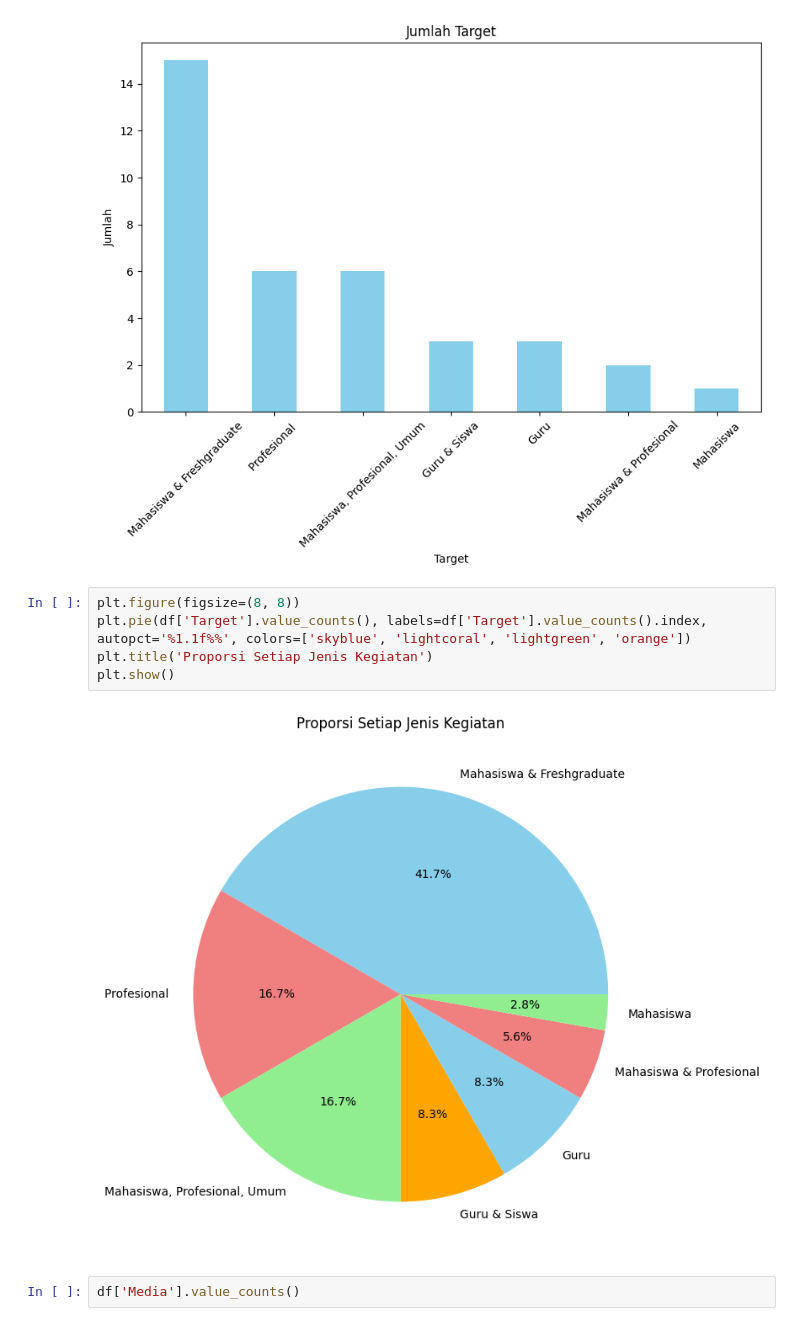
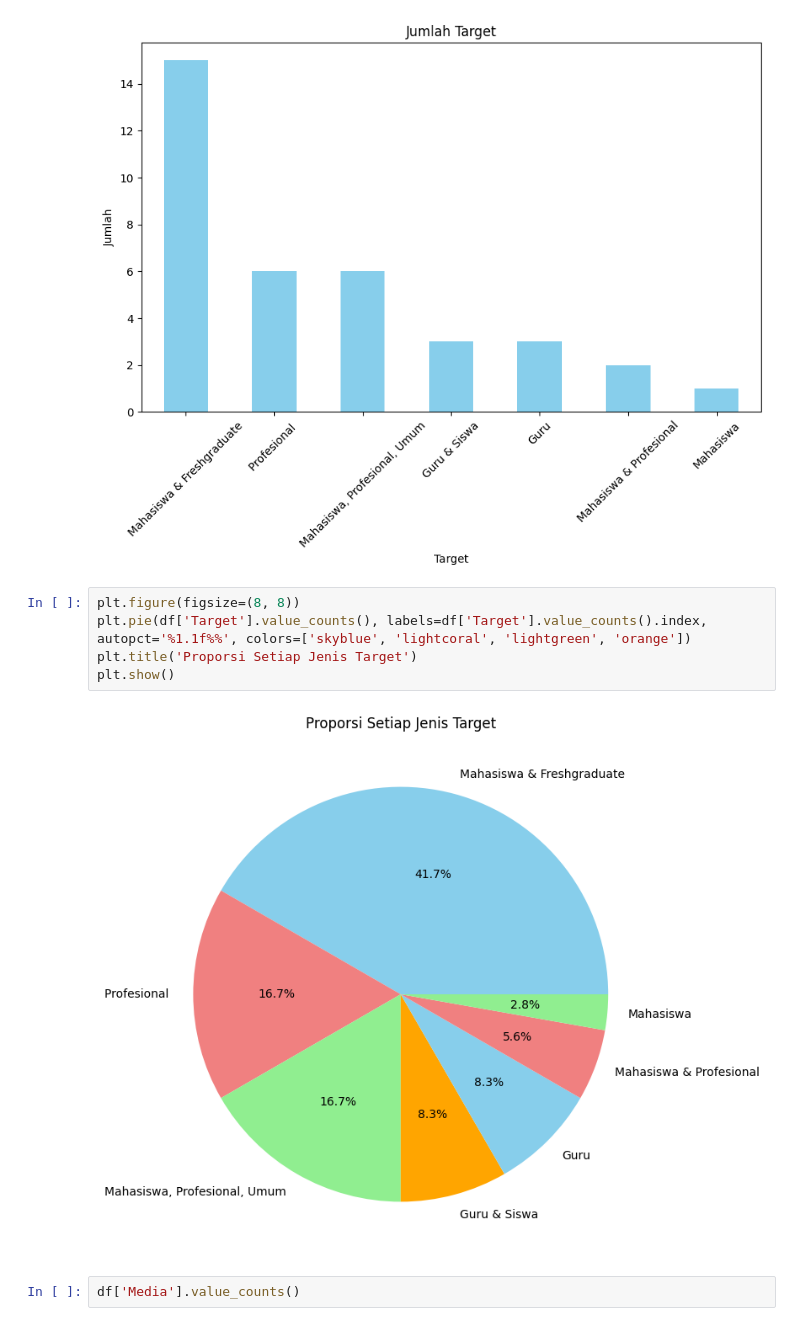
Before and after one commit to yohanhl/maketing-campaign-insight-analysis, a Jupyter notebook: MC2.ipynb, the cells around one changed output. Cells and saved outputs as stored; diff of their text form.

```diff
--- a/MC2.ipynb
+++ b/MC2.ipynb
@@ -186,10 +186,10 @@ plt.show()
 # %%
 plt.figure(figsize=(8, 8))
 plt.pie(df['Target'].value_counts(), labels=df['Target'].value_counts().index, autopct='%1.1f%%', colors=['skyblue', 'lightcoral', 'lightgreen', 'orange'])
-plt.title('Proporsi Setiap Jenis Kegiatan')
+plt.title('Proporsi Setiap Jenis Target')
 plt.show()
 # %% [output]
-[figure, old version]
+[figure, new version]
 # %%
 df['Media'].value_counts()
 # %% [output]
```
Also changed, not shown: parts of 9 cells of this notebook.
